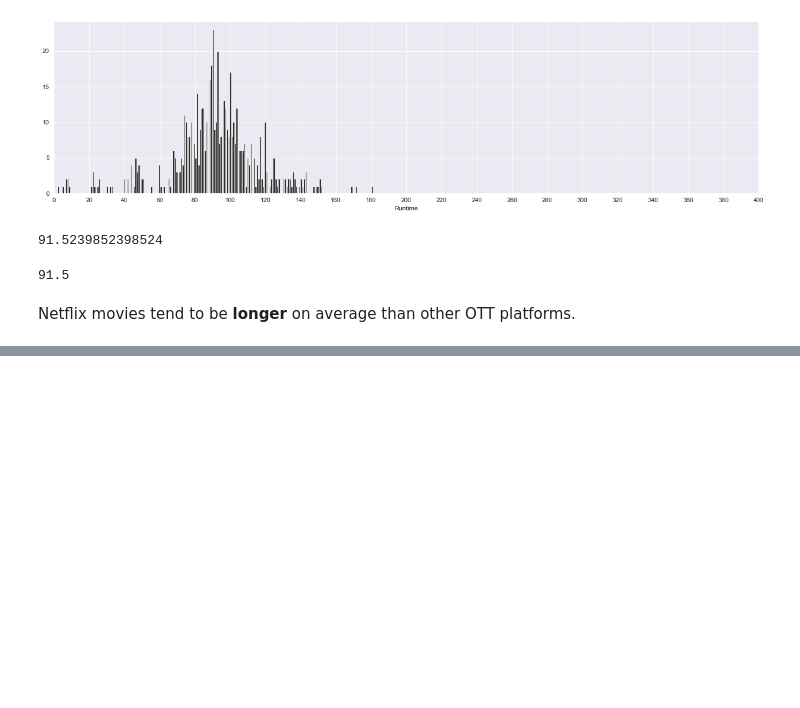
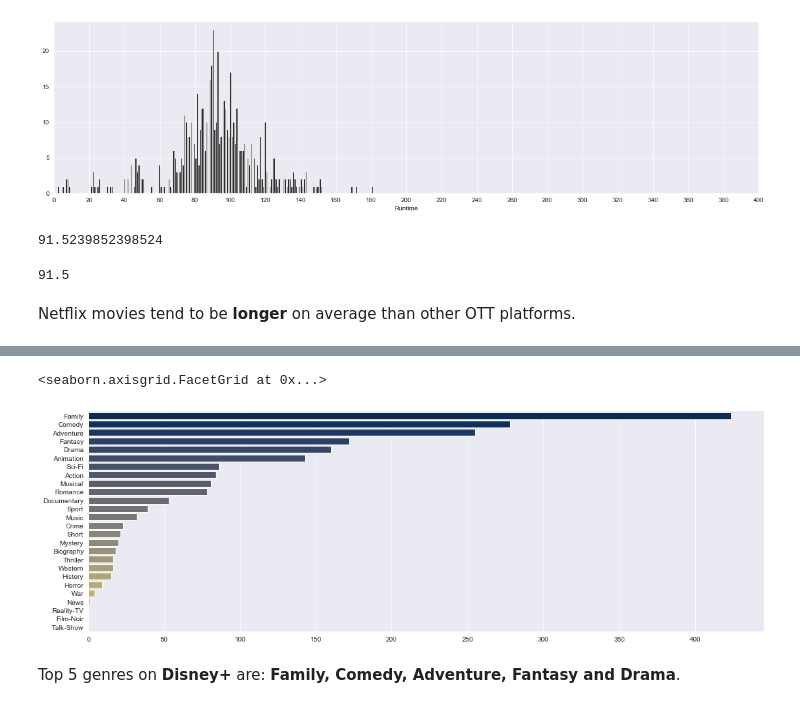
Before and after one commit to SalimAmarti/OTT_movies_Project, a Jupyter notebook: OTT project.ipynb, the cells around one changed output, grey strips where cells are left out. Saved outputs shown, nothing was run; the diff lists cells and outputs as text; code cells hidden in the pictures; blank space fills up the shorter version.

```diff
--- a/OTT project.ipynb
+++ b/OTT project.ipynb
@@ -546,0 +630,11 @@ Netflix movies tend to be **longer** on average than other OTT platforms.
+# %%
+top_genre_disney = top_genre.drop(['Netflix', 'Hulu', 'Prime Video'],axis=1).groupby(['Disney+']).sum().iloc[1]
+top_genre_disney = pd.DataFrame(top_genre_disney).sort_values(1,ascending=False)
+top_genre_disney = top_genre_disney.transpose()
+# %%
+sns.catplot(data=top_genre_disney,kind='bar',palette='cividis',height=5,aspect=3,orient='h')
+# %% [output]
+<seaborn.axisgrid.FacetGrid at 0x...>
+[figure, added]
+# %% [markdown]
+Top 5 genres on **Disney+** are: **Family, Comedy, Adventure, Fantasy and Drama**.
```
Also changed, not shown: parts of 32 cells of this notebook.
